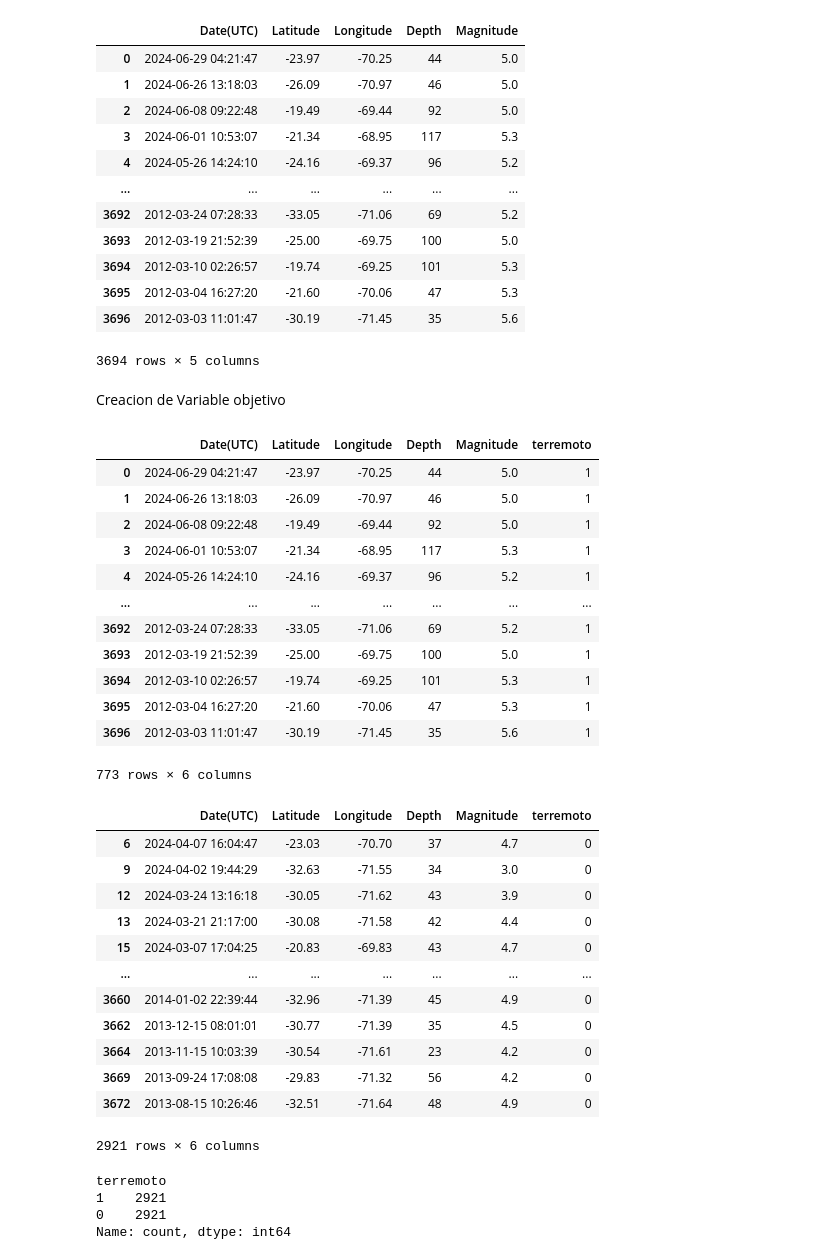
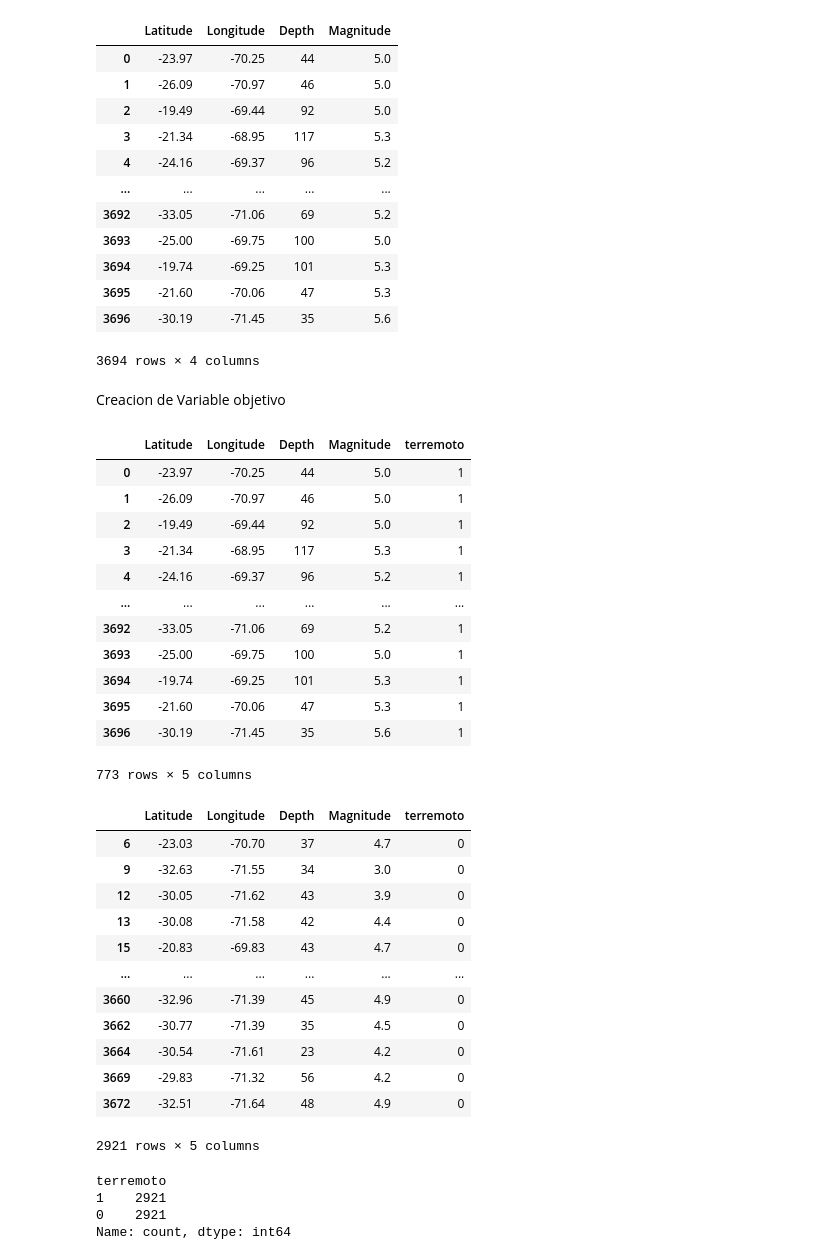
Before and after one commit to SircTo/ProyectoML, a Jupyter notebook: Semestral_Amaya_Cristobal.ipynb, the cells around one changed output. Cells and saved outputs as stored; diff of their text form; code cells hidden in the pictures.

```diff
--- a/Semestral_Amaya_Cristobal.ipynb
+++ b/Semestral_Amaya_Cristobal.ipynb
@@ -13,21 +13,22 @@ data = pd.read_csv(file_path)
 # %%
 data = data.dropna(axis=1)
 data = data.drop_duplicates()
+data = data.drop(columns=['Date(UTC)'])
 data
 # %% [output]
-|  | Date(UTC) | Latitude | Longitude | Depth | Magnitude |
-| 0 | 2024-06-29 04:21:47 | -23.97 | -70.25 | 44 | 5.0 |
-| 1 | 2024-06-26 13:18:03 | -26.09 | -70.97 | 46 | 5.0 |
-| 2 | 2024-06-08 09:22:48 | -19.49 | -69.44 | 92 | 5.0 |
-| 3 | 2024-06-01 10:53:07 | -21.34 | -68.95 | 117 | 5.3 |
-| 4 | 2024-05-26 14:24:10 | -24.16 | -69.37 | 96 | 5.2 |
-| ... | ... | ... | ... | ... | ... |
-| 3692 | 2012-03-24 07:28:33 | -33.05 | -71.06 | 69 | 5.2 |
-| 3693 | 2012-03-19 21:52:39 | -25.00 | -69.75 | 100 | 5.0 |
-| 3694 | 2012-03-10 02:26:57 | -19.74 | -69.25 | 101 | 5.3 |
-| 3695 | 2012-03-04 16:27:20 | -21.60 | -70.06 | 47 | 5.3 |
-| 3696 | 2012-03-03 11:01:47 | -30.19 | -71.45 | 35 | 5.6 |
+|  | Latitude | Longitude | Depth | Magnitude |
+| 0 | -23.97 | -70.25 | 44 | 5.0 |
+| 1 | -26.09 | -70.97 | 46 | 5.0 |
+| 2 | -19.49 | -69.44 | 92 | 5.0 |
+| 3 | -21.34 | -68.95 | 117 | 5.3 |
+| 4 | -24.16 | -69.37 | 96 | 5.2 |
+| ... | ... | ... | ... | ... |
+| 3692 | -33.05 | -71.06 | 69 | 5.2 |
+| 3693 | -25.00 | -69.75 | 100 | 5.0 |
+| 3694 | -19.74 | -69.25 | 101 | 5.3 |
+| 3695 | -21.60 | -70.06 | 47 | 5.3 |
+| 3696 | -30.19 | -71.45 | 35 | 5.6 |
-3694 rows × 5 columns
+3694 rows × 4 columns
 # %% [markdown]
 Creacion de Variable objetivo
 # %%
@@ -36,34 +37,34 @@ data['terremoto'] = (data['Magnitude'] >= threshold).astype(int)
 terremotos = data[data['terremoto'] == 1]
 terremotos
 # %% [output]
-|  | Date(UTC) | Latitude | Longitude | Depth | Magnitude | terremoto |
-| 0 | 2024-06-29 04:21:47 | -23.97 | -70.25 | 44 | 5.0 | 1 |
-| 1 | 2024-06-26 13:18:03 | -26.09 | -70.97 | 46 | 5.0 | 1 |
-| 2 | 2024-06-08 09:22:48 | -19.49 | -69.44 | 92 | 5.0 | 1 |
-| 3 | 2024-06-01 10:53:07 | -21.34 | -68.95 | 117 | 5.3 | 1 |
-| 4 | 2024-05-26 14:24:10 | -24.16 | -69.37 | 96 | 5.2 | 1 |
-| ... | ... | ... | ... | ... | ... | ... |
-| 3692 | 2012-03-24 07:28:33 | -33.05 | -71.06 | 69 | 5.2 | 1 |
-| 3693 | 2012-03-19 21:52:39 | -25.00 | -69.75 | 100 | 5.0 | 1 |
-| 3694 | 2012-03-10 02:26:57 | -19.74 | -69.25 | 101 | 5.3 | 1 |
-| 3695 | 2012-03-04 16:27:20 | -21.60 | -70.06 | 47 | 5.3 | 1 |
-| 3696 | 2012-03-03 11:01:47 | -30.19 | -71.45 | 35 | 5.6 | 1 |
+|  | Latitude | Longitude | Depth | Magnitude | terremoto |
+| 0 | -23.97 | -70.25 | 44 | 5.0 | 1 |
+| 1 | -26.09 | -70.97 | 46 | 5.0 | 1 |
+| 2 | -19.49 | -69.44 | 92 | 5.0 | 1 |
+| 3 | -21.34 | -68.95 | 117 | 5.3 | 1 |
+| 4 | -24.16 | -69.37 | 96 | 5.2 | 1 |
+| ... | ... | ... | ... | ... | ... |
+| 3692 | -33.05 | -71.06 | 69 | 5.2 | 1 |
+| 3693 | -25.00 | -69.75 | 100 | 5.0 | 1 |
+| 3694 | -19.74 | -69.25 | 101 | 5.3 | 1 |
+| 3695 | -21.60 | -70.06 | 47 | 5.3 | 1 |
+| 3696 | -30.19 | -71.45 | 35 | 5.6 | 1 |
-773 rows × 6 columns
+773 rows × 5 columns
 # %%
 no_terremotos = data[data['terremoto'] == 0]
 no_terremotos
 # %% [output]
-|  | Date(UTC) | Latitude | Longitude | Depth | Magnitude | terremoto |
-| 6 | 2024-04-07 16:04:47 | -23.03 | -70.70 | 37 | 4.7 | 0 |
-| 9 | 2024-04-02 19:44:29 | -32.63 | -71.55 | 34 | 3.0 | 0 |
-| 12 | 2024-03-24 13:16:18 | -30.05 | -71.62 | 43 | 3.9 | 0 |
-| 13 | 2024-03-21 21:17:00 | -30.08 | -71.58 | 42 | 4.4 | 0 |
-| 15 | 2024-03-07 17:04:25 | -20.83 | -69.83 | 43 | 4.7 | 0 |
-| ... | ... | ... | ... | ... | ... | ... |
-| 3660 | 2014-01-02 22:39:44 | -32.96 | -71.39 | 45 | 4.9 | 0 |
-| 3662 | 2013-12-15 08:01:01 | -30.77 | -71.39 | 35 | 4.5 | 0 |
-| 3664 | 2013-11-15 10:03:39 | -30.54 | -71.61 | 23 | 4.2 | 0 |
-| 3669 | 2013-09-24 17:08:08 | -29.83 | -71.32 | 56 | 4.2 | 0 |
-| 3672 | 2013-08-15 10:26:46 | -32.51 | -71.64 | 48 | 4.9 | 0 |
+|  | Latitude | Longitude | Depth | Magnitude | terremoto |
+| 6 | -23.03 | -70.70 | 37 | 4.7 | 0 |
+| 9 | -32.63 | -71.55 | 34 | 3.0 | 0 |
+| 12 | -30.05 | -71.62 | 43 | 3.9 | 0 |
+| 13 | -30.08 | -71.58 | 42 | 4.4 | 0 |
+| 15 | -20.83 | -69.83 | 43 | 4.7 | 0 |
+| ... | ... | ... | ... | ... | ... |
+| 3660 | -32.96 | -71.39 | 45 | 4.9 | 0 |
+| 3662 | -30.77 | -71.39 | 35 | 4.5 | 0 |
+| 3664 | -30.54 | -71.61 | 23 | 4.2 | 0 |
+| 3669 | -29.83 | -71.32 | 56 | 4.2 | 0 |
+| 3672 | -32.51 | -71.64 | 48 | 4.9 | 0 |
-2921 rows × 6 columns
+2921 rows × 5 columns
 # %%
```
Also changed, not shown: parts of 3 cells of this notebook.
